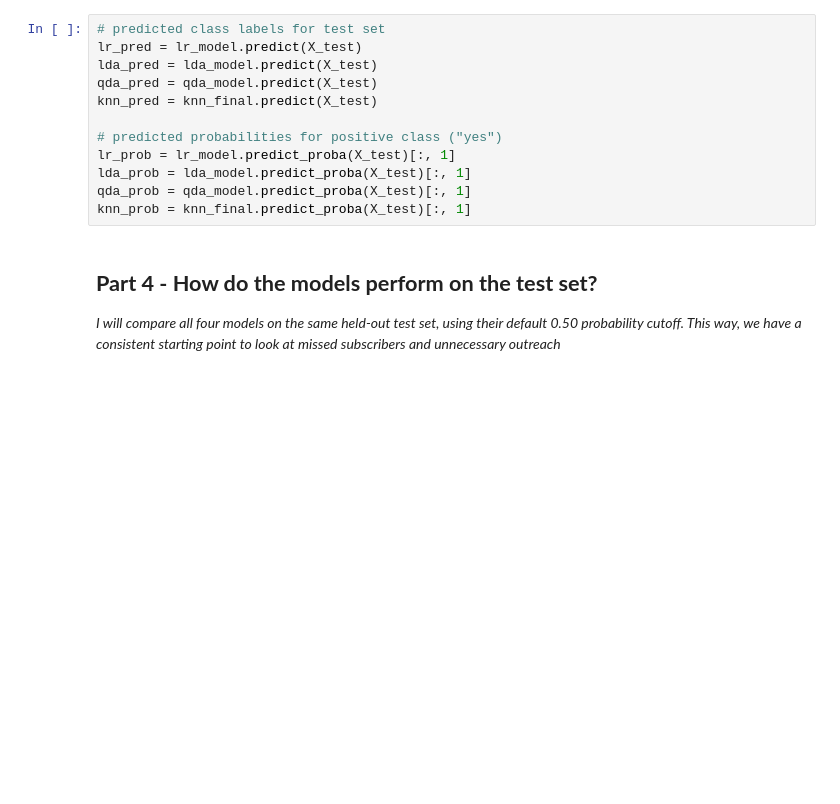
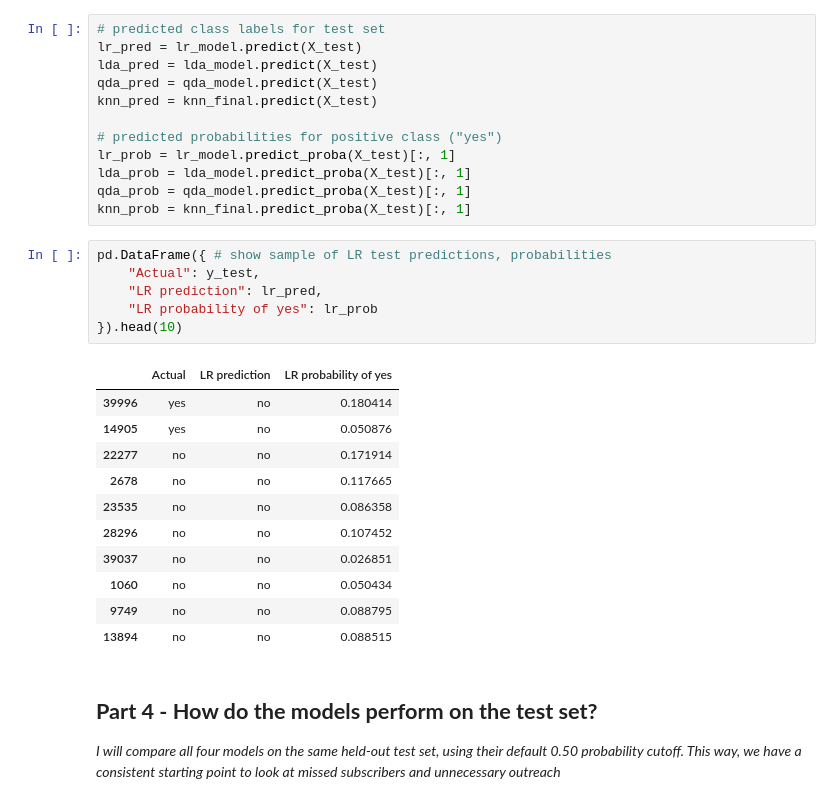
Before and after one commit to ashsiendo/DATA-201-Project1, a Jupyter notebook: Project_1_Bank_Marketing.ipynb, the cells around one changed output. Saved outputs shown, nothing was run; the diff lists cells and outputs as text; blank space fills up the shorter version.

Commit message:
Finalized model evaluation, interpretation, and recommendations (finished Project 1 for DATA 201 submission too!!!!!!!!!!!!)

```diff
--- a/Project_1_Bank_Marketing.ipynb
+++ b/Project_1_Bank_Marketing.ipynb
@@ -510,6 +510,24 @@ lr_prob = lr_model.predict_proba(X_test)[:, 1]
 lda_prob = lda_model.predict_proba(X_test)[:, 1]
 qda_prob = qda_model.predict_proba(X_test)[:, 1]
 knn_prob = knn_final.predict_proba(X_test)[:, 1]
+# %%
+pd.DataFrame({ # show sample of LR test predictions, probabilities
+    "Actual": y_test,
+    "LR prediction": lr_pred,
+    "LR probability of yes": lr_prob
+}).head(10)
+# %% [output]
+|  | Actual | LR prediction | LR probability of yes |
+| 39996 | yes | no | 0.180414 |
+| 14905 | yes | no | 0.050876 |
+| 22277 | no | no | 0.171914 |
+| 2678 | no | no | 0.117665 |
+| 23535 | no | no | 0.086358 |
+| 28296 | no | no | 0.107452 |
+| 39037 | no | no | 0.026851 |
+| 1060 | no | no | 0.050434 |
+| 9749 | no | no | 0.088795 |
+| 13894 | no | no | 0.088515 |
 # %% [markdown]
 ## **Part 4 - How do the models perform on the test set?**
 *I will compare all four models on the same held-out test set, using their default 0.50 probability cutoff. This way, we have a consistent starting point to look at missed subscribers and unnecessary outreach*
```
Also changed, not shown: parts of 18 cells of this notebook.
